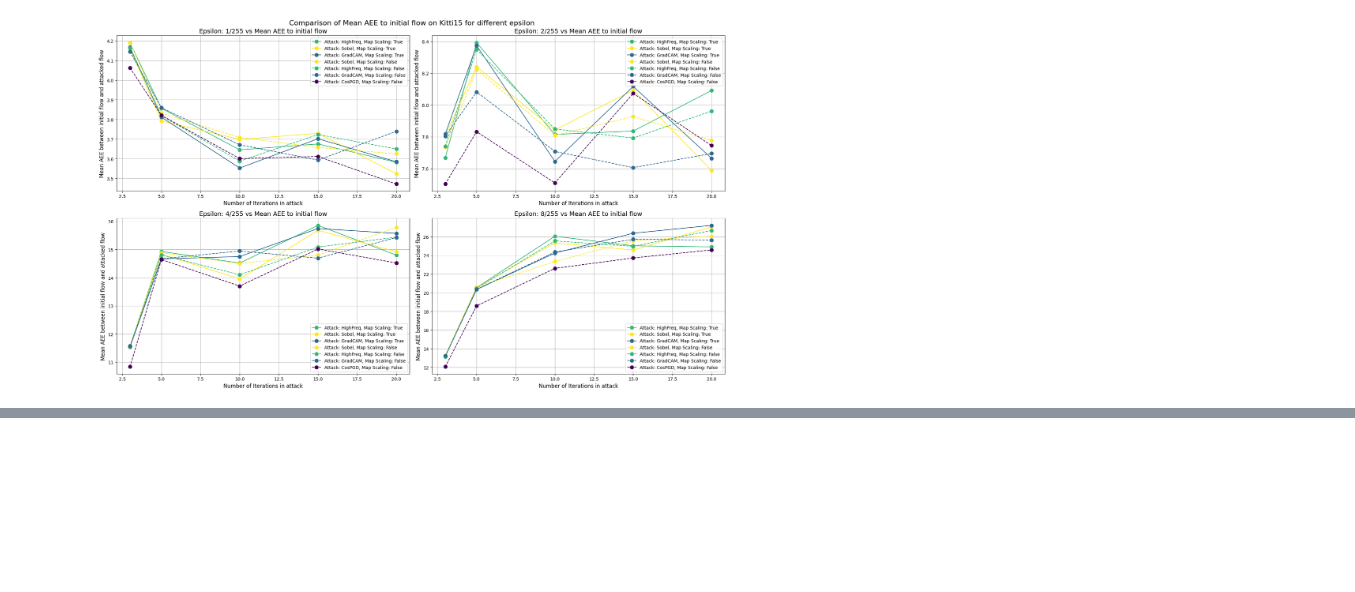
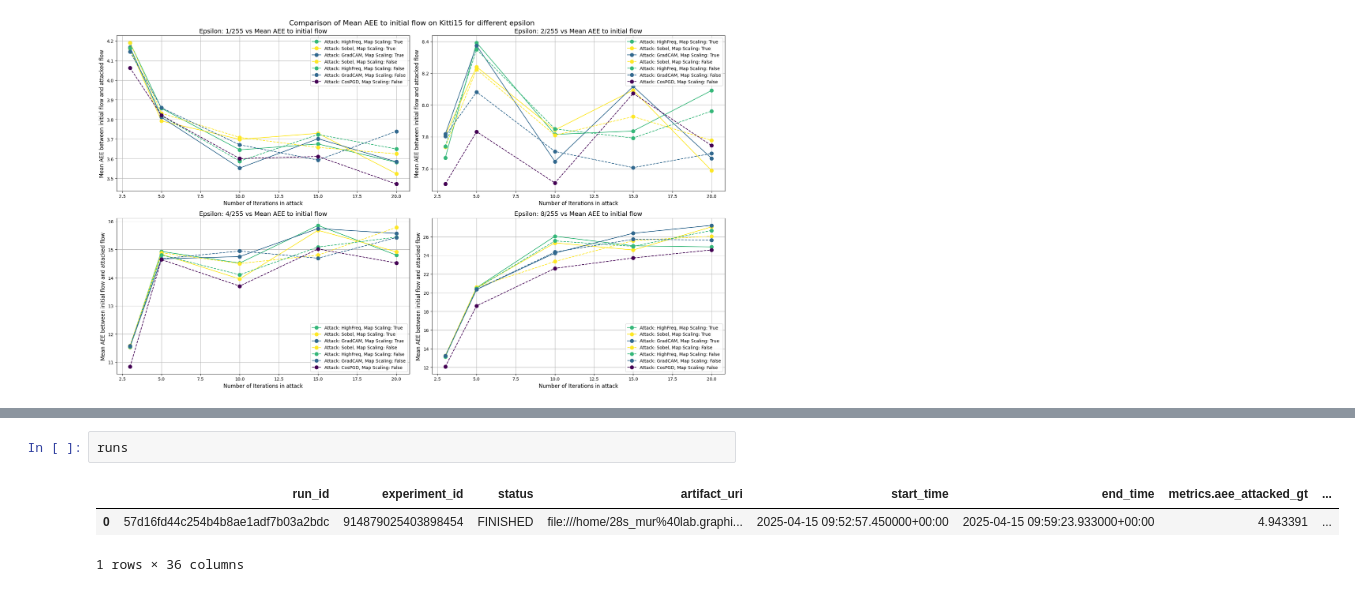
Before and after one commit to NotTwist/flow_attack, a Jupyter notebook: analysis/compare_map_scaling.ipynb, the cells around one changed output, grey strips where cells are left out. Saved outputs shown, nothing was run; the diff lists cells and outputs as text; blank space fills up the shorter version.

```diff
--- a/analysis/compare_map_scaling.ipynb
+++ b/analysis/compare_map_scaling.ipynb
@@ -309,0 +329,6 @@ plot_alpha_vs_aee_for_scaled(runs, 'mean_aee_init_attack_step_')
+# %%
+runs
+# %% [output]
+|  | run_id | experiment_id | status | artifact_uri | start_time | end_time | metrics.aee_attacked_gt | ... |
+| 0 | 57d16fd44c254b4b8ae1adf7b03a2bdc | 914879025403898454 | FINISHED | file:///home/28s_mur%40lab.graphi... | 2025-04-15 09:52:57.450000+00:00 | 2025-04-15 09:59:23.933000+00:00 | 4.943391 | ... |
+1 rows × 36 columns
```
Also changed, not shown: parts of 4 cells of this notebook, 21 other files.
